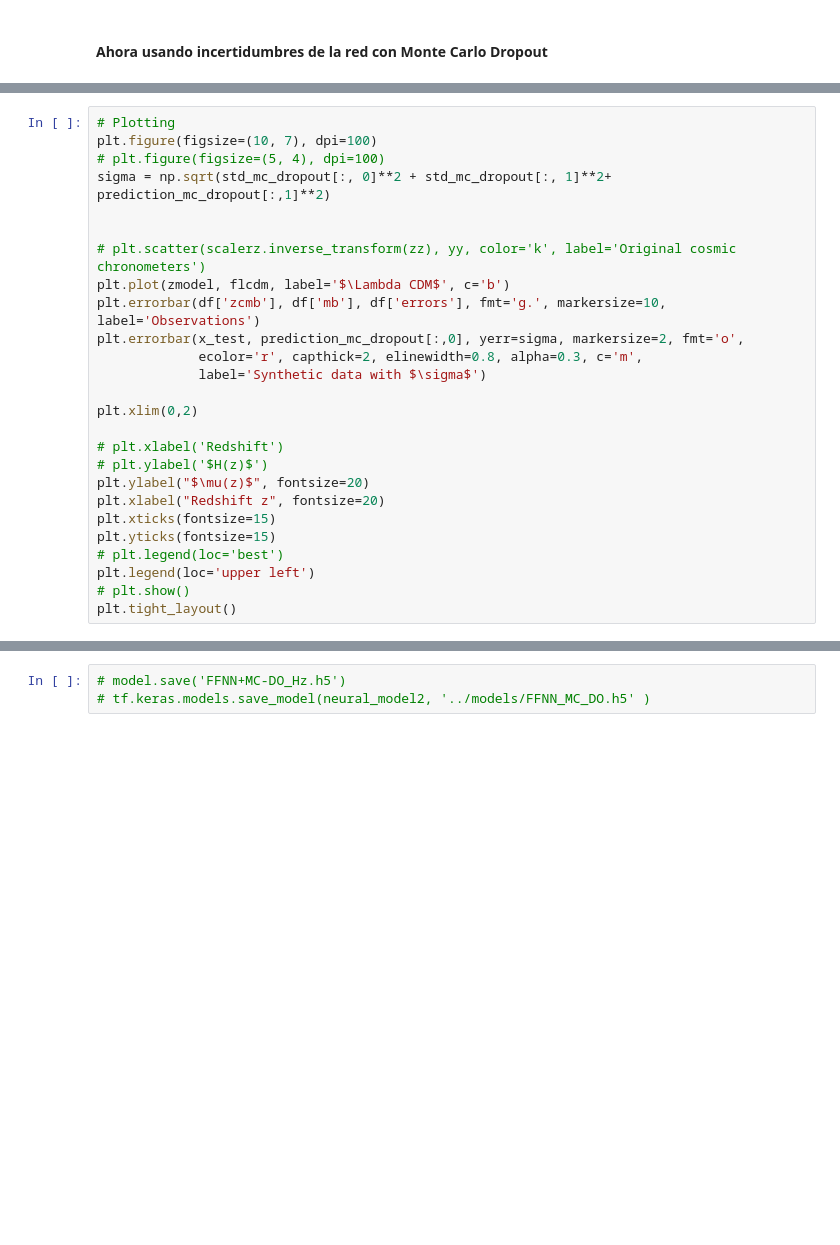
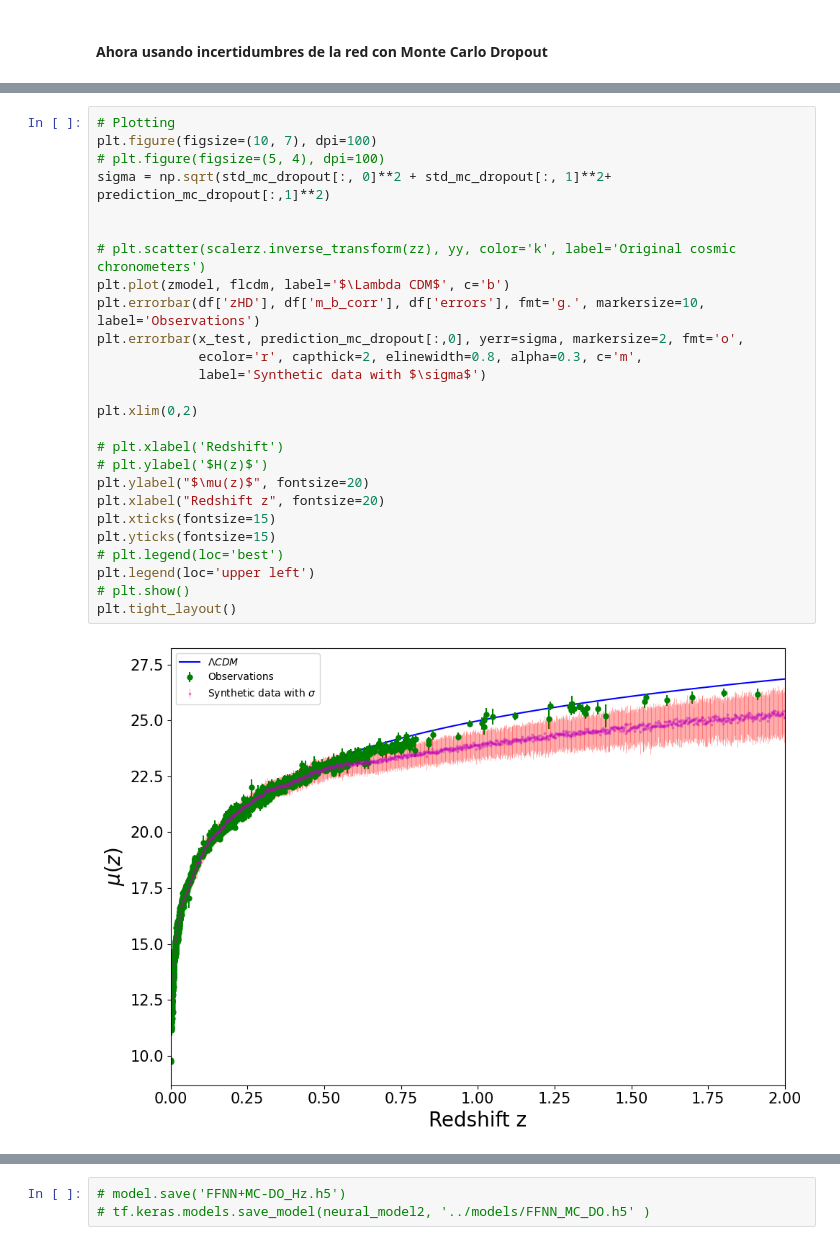
Before and after one commit to igomezv/SNIa_ML_regressions, a Jupyter notebook: ANN_Julen/ANN_Pantheon_plus.ipynb, the cells around one changed output, grey strips where cells are left out. Drawn from its saved outputs; the diff is of its cells as text; blank space fills up the shorter version.

```diff
--- a/ANN_Julen/ANN_Pantheon_plus.ipynb
+++ b/ANN_Julen/ANN_Pantheon_plus.ipynb
@@ -307,28 +343,30 @@ np.mean(std_mc_dropout[:,0]), np.mean(std_mc_dropout[:,1])
 # %%
 # Plotting
 plt.figure(figsize=(10, 7), dpi=100)
 # plt.figure(figsize=(5, 4), dpi=100)
 sigma = np.sqrt(std_mc_dropout[:, 0]**2 + std_mc_dropout[:, 1]**2+ prediction_mc_dropout[:,1]**2)
 
 
 # plt.scatter(scalerz.inverse_transform(zz), yy, color='k', label='Original cosmic chronometers')
 plt.plot(zmodel, flcdm, label='$\Lambda CDM$', c='b')
-plt.errorbar(df['zcmb'], df['mb'], df['errors'], fmt='g.', markersize=10, label='Observations')
+plt.errorbar(df['zHD'], df['m_b_corr'], df['errors'], fmt='g.', markersize=10, label='Observations')
 plt.errorbar(x_test, prediction_mc_dropout[:,0], yerr=sigma, markersize=2, fmt='o',
              ecolor='r', capthick=2, elinewidth=0.8, alpha=0.3, c='m',
              label='Synthetic data with $\sigma$')
 
 plt.xlim(0,2)
 
 # plt.xlabel('Redshift')
 # plt.ylabel('$H(z)$')
 plt.ylabel("$\mu(z)$", fontsize=20)
 plt.xlabel("Redshift z", fontsize=20)
 plt.xticks(fontsize=15)
 plt.yticks(fontsize=15)
 # plt.legend(loc='best')
 plt.legend(loc='upper left')
 # plt.show()
 plt.tight_layout()
+# %% [output]
+[figure, added]
 # %%
  prediction_mc_dropout[0,:]
```
Also changed, not shown: parts of 20 cells of this notebook, 1 other file.
